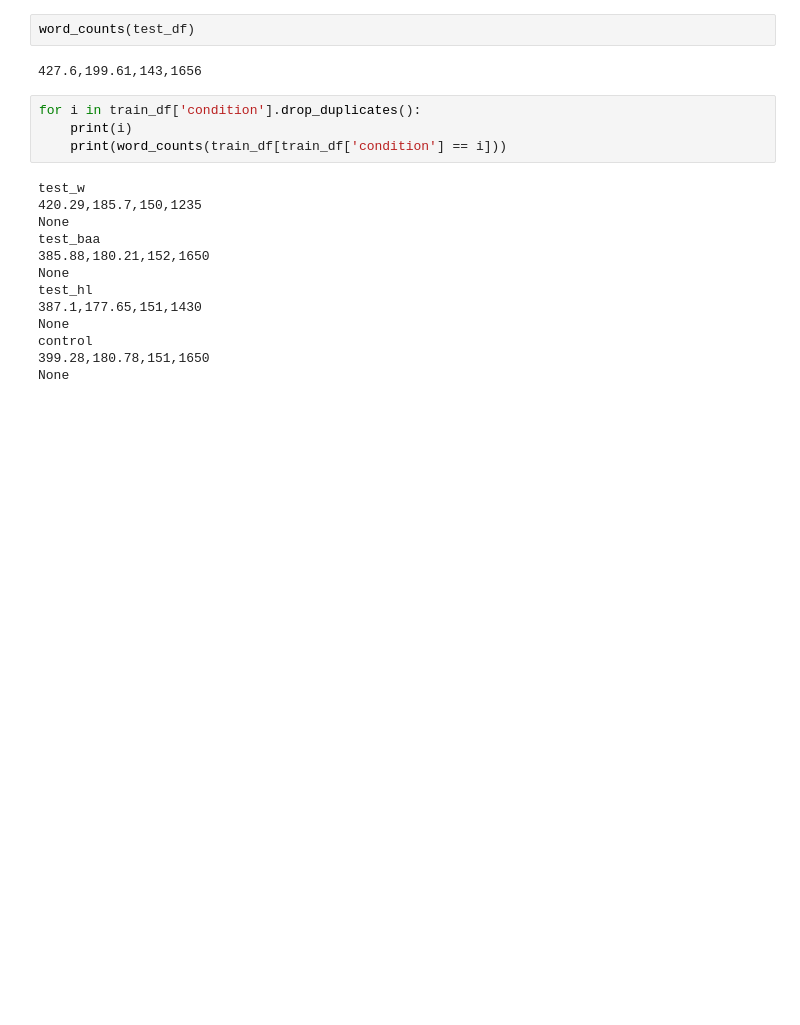
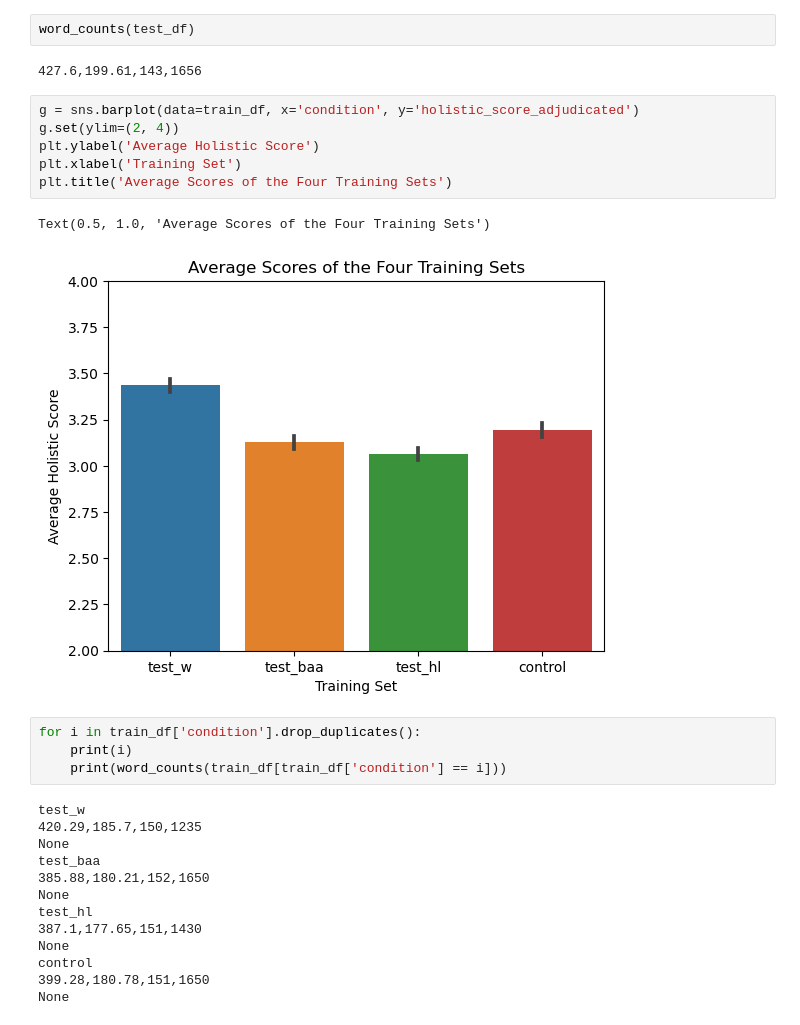
Before and after one commit to wesleygmorris/persuade-bias, a Jupyter notebook: src/descriptive_stats.ipynb, the cells around one changed output. Drawn from its saved outputs; the diff is of its cells as text; blank space fills up the shorter version.

```diff
--- a/src/descriptive_stats.ipynb
+++ b/src/descriptive_stats.ipynb
@@ -64,6 +64,15 @@ def word_counts(df):
 word_counts(test_df)
 # %% [output]
 427.6,199.61,143,1656
+# %%
+g = sns.barplot(data=train_df, x='condition', y='holistic_score_adjudicated')
+g.set(ylim=(2, 4))
+plt.ylabel('Average Holistic Score')
+plt.xlabel('Training Set')
+plt.title('Average Scores of the Four Training Sets')
+# %% [output]
+Text(0.5, 1.0, 'Average Scores of the Four Training Sets')
+[figure, added]
 # %%
 for i in train_df['condition'].drop_duplicates():
     print(i)
```
Also changed, not shown: parts of 2 cells of this notebook, 7 other files.
